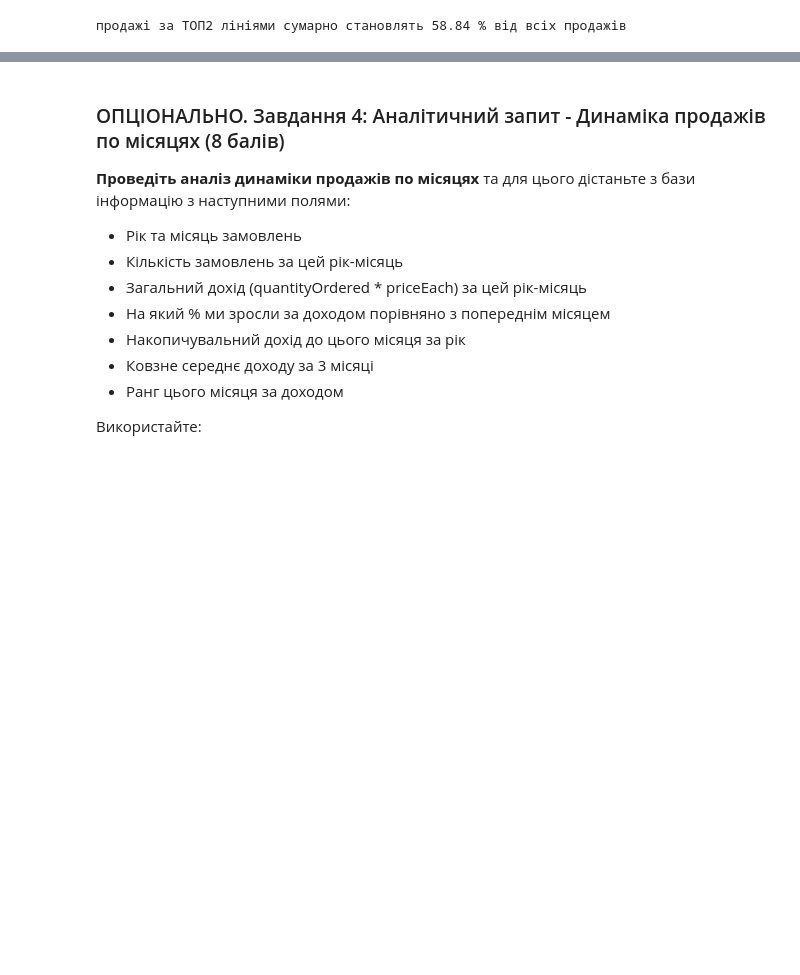
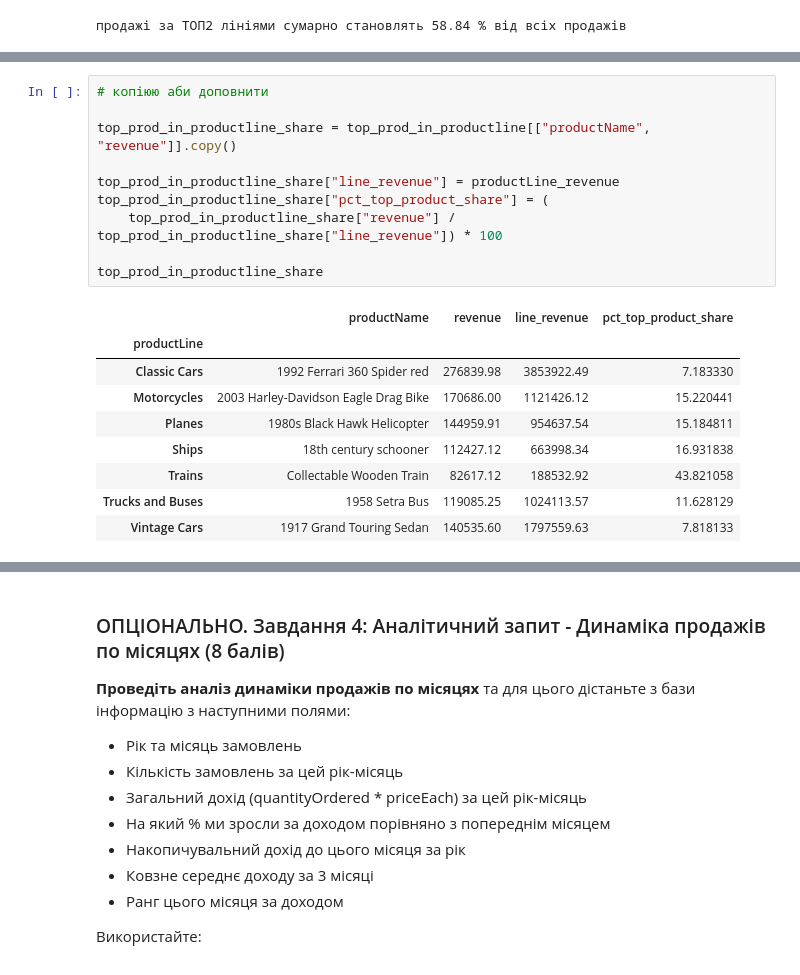
Before and after one commit to OlenaBabko/DataAnalytics_DataLovesAcademy, a Jupyter notebook: modul_12_Python integration with DB and API_ETL processes_Transactions/hw/HW_12_1_Python_integration_with_SQL.ipynb, the cells around one changed output, grey strips where cells are left out. Drawn from its saved outputs; the diff is of its cells as text; blank space fills up the shorter version.

```diff
--- a/modul_12_Python integration with DB and API_ETL processes_Transactions/hw/HW_12_1_Python_integration_with_SQL.ipynb
+++ b/modul_12_Python integration with DB and API_ETL processes_Transactions/hw/HW_12_1_Python_integration_with_SQL.ipynb
@@ -553,0 +621,20 @@ print(f"продажі за ТОП2 лініями сумарно становл
+# %%
+# копіюю аби доповнити
+
+top_prod_in_productline_share = top_prod_in_productline[["productName", "revenue"]].copy()
+
+top_prod_in_productline_share["line_revenue"] = productLine_revenue
+top_prod_in_productline_share["pct_top_product_share"] = (
+    top_prod_in_productline_share["revenue"] / top_prod_in_productline_share["line_revenue"]) * 100
+
+top_prod_in_productline_share
+# %% [output]
+|  | productName | revenue | line_revenue | pct_top_product_share |
+| productLine |  |  |  |  |
+| Classic Cars | 1992 Ferrari 360 Spider red | 276839.98 | 3853922.49 | 7.183330 |
+| Motorcycles | 2003 Harley-Davidson Eagle Drag Bike | 170686.00 | 1121426.12 | 15.220441 |
+| Planes | 1980s Black Hawk Helicopter | 144959.91 | 954637.54 | 15.184811 |
+| Ships | 18th century schooner | 112427.12 | 663998.34 | 16.931838 |
+| Trains | Collectable Wooden Train | 82617.12 | 188532.92 | 43.821058 |
+| Trucks and Buses | 1958 Setra Bus | 119085.25 | 1024113.57 | 11.628129 |
+| Vintage Cars | 1917 Grand Touring Sedan | 140535.60 | 1797559.63 | 7.818133 |
```
Also changed, not shown: parts of 16 cells of this notebook.
